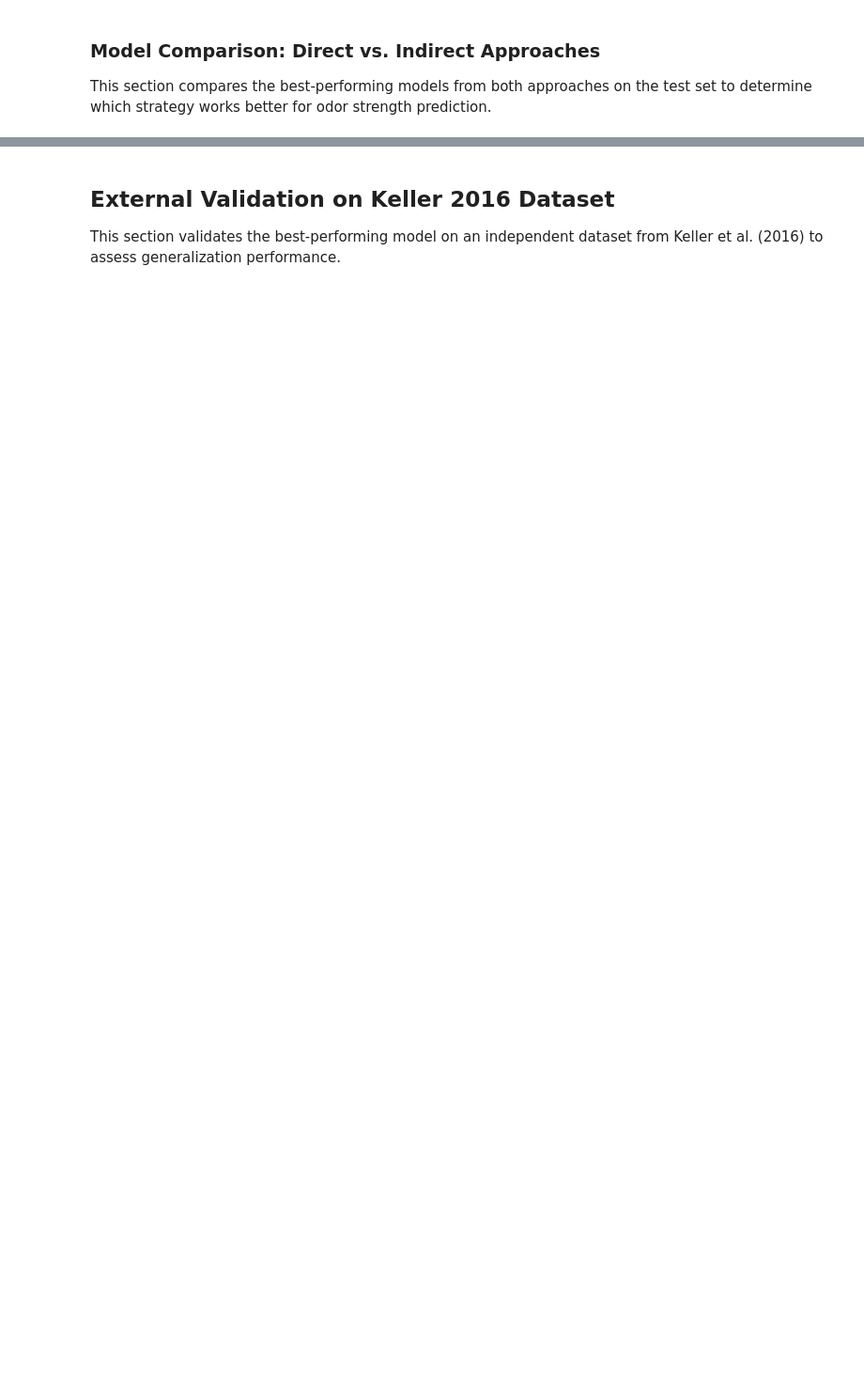
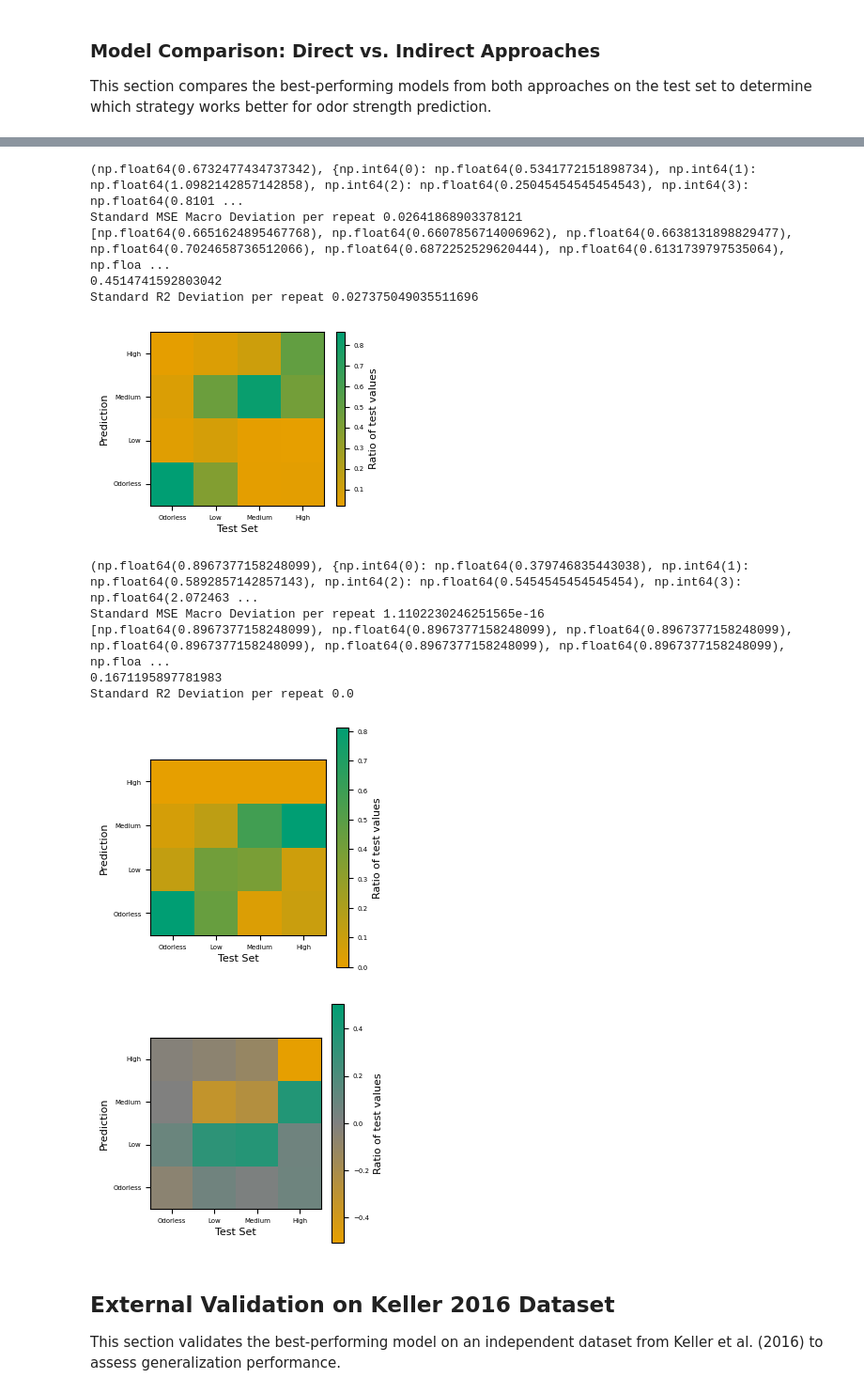
Before and after one commit to peter-fichtelmann/odor-strength, a Jupyter notebook: model_training_validation_insights.ipynb, the cells around one changed output, grey strips where cells are left out. Shown at 94% size. Saved outputs shown, nothing was run; the diff lists cells and outputs as text; code cells hidden in the pictures; blank space fills up the shorter version.

Commit message:
debugging model training, validation and shap

```diff
--- a/model_training_validation_insights.ipynb
+++ b/model_training_validation_insights.ipynb
@@ -831,7 +908,6 @@ This section compares the best-performing models from both approaches on the tes
 repeats = 10
 preds_list = []
 preds_two_step_list = []
-
 X = df_odor_strength['canonical_smiles'].values
 y = df_odor_strength['has_odor'].values
 stratify_data = df_odor_strength['numerical_strength'].values
@@ -856,13 +932,14 @@ for i in range(repeats):
     indirect_first_step_model = best_model_indirect_first_step_class(**best_hyperparameters_indirect_first_step)
     indirect_second_step_model = best_model_indirect_second_step_class(**best_hyperparameters_indirect_second_step)
 
+
     y_train_has_odor = y_train.copy()
     y_train_has_odor[y_train_has_odor>0] = 1
     indirect_first_step_model.fit(X_train, y_train_has_odor)
 
     y_train_wo_odorless = y_train.copy()
-    X_train_wo_odorless = np.array(X_train)[y_train_wo_odorless > 1].tolist()
-    y_train_wo_odorless = y_train_wo_odorless[y_train_wo_odorless > 1]
+    X_train_wo_odorless = np.array(X_train)[y_train_wo_odorless >= 1].tolist()
+    y_train_wo_odorless = y_train_wo_odorless[y_train_wo_odorless >= 1]
     indirect_second_step_model.fit(X_train_wo_odorless, y_train_wo_odorless)
 
     preds_two_step = indirect_first_step_model.predict(X_test)
@@ -881,6 +985,7 @@ from utility.colors import okabe_ito
 def plot_confusion_matrix(
     y_true: np.ndarray,
     y_pred: np.ndarray,
+    y_pred_2: np.ndarray|None = None, # for difference plotting
     figsize: tuple = (10, 10),
     dpi: int = 100,
     tick_labels: dict = {0: "Odorless", 1: "Low", 2: "Medium", 3: "High"},
@@ -889,7 +994,8 @@ def plot_confusion_matrix(
     fontsize: int = 20,
     labelsize: int = 18,
     labelpad: int = 10,
-    save_path: str | None = None
+    save_path: str | None = None,
+    center_value: float | None = None,
     ) -> None:
     """
     Plots a normalized (by true values) confusion matrix for classification results.
@@ -922,8 +1028,25 @@ def plot_confusion_matrix(
     confusion = confusion_matrix(y_true, y_pred)
     confusion = confusion.T
     normed_confusion_matrix = confusion / np.sum(confusion, axis=0)
+    if y_pred_2 is not None:
+        y_pred_2 = y_pred_2.round().astype(int)
+        y_pred_2[y_pred_2 > max_tick_value], y_pred_2[y_pred_2 < min_tick_value] = max_tick_value, min_tick_value
+        confusion_2 = confusion_matrix(y_true, y_pred_2)
+        confusion_2 = confusion_2.T
+        normed_confusion_matrix_2 = confusion_2 / np.sum(confusion_2, axis=0)
+        normed_confusion_matrix = normed_confusion_matrix_2 - normed_confusion_matrix
     fig, ax = plt.subplots(figsize=figsize)
-    im = ax.imshow(normed_confusion_matrix, cmap=cmap, aspect='equal', origin='lower')
+    # Calculate vmin and vmax for centering colorbar
+    if center_value is not None:
+        data_min = normed_confusion_matrix.min()
+        data_max = normed_confusion_matrix.max()
+        max_abs_diff = max(abs(data_max - center_value), abs(data_min - center_value))
+        vmin = center_value - max_abs_diff
+        vmax = center_value + max_abs_diff
+    else:
+        vmin = None
+        vmax = None
+    im = ax.imshow(normed_confusion_matrix, cmap=cmap, aspect='equal', origin='lower', vmin=vmin, vmax=vmax)
     if text_annotation:
         for i in range(normed_confusion_matrix.shape[0]):
             for j in range(normed_confusion_matrix.shape[1]):
@@ -945,7 +1068,7 @@ def plot_confusion_matrix(
         plt.savefig(save_path, dpi=dpi, bbox_inches='tight')
     plt.show()
 
-colors = [okabe_ito[4], okabe_ito[5]]
+colors = [okabe_ito[1], okabe_ito[3]]
 mycmap = LinearSegmentedColormap.from_list("mycmap", colors, N=256)
 
 print(Metrics().calculate_mse_macro(y_test, preds), Metrics().calculate_mse(y_test, preds))
@@ -959,30 +1082,61 @@ print('Standard R2 Deviation per repeat', np.std(r2s))
 plot_confusion_matrix(
     y_test,
     preds,
     cmap=mycmap,
     figsize=(FIGURE_WIDTH, 2.45),
     dpi=DPI,
     text_annotation=False,
     fontsize=FONTSIZE,
     labelsize=LABELSIZE,
     labelpad=LABELPAD,
     )
 
 print(Metrics().calculate_mse_macro(y_test, preds_two_step), Metrics().calculate_mse(y_test, preds_two_step))
 mse_macros_two_step = [Metrics().calculate_mse_macro(y_test[i*samples_per_repeat:(i+1)*samples_per_repeat], preds_two_step[i*samples_per_repeat:(i+1)*samples_per_repeat])[0] for i in range(repeats)]
 print('Standard MSE Macro Deviation per repeat', np.std(mse_macros_two_step))
 print(mse_macros_two_step)
 print(Metrics().calculate_r2(y_test, preds_two_step))
 r2s_two_step = [Metrics().calculate_r2(y_test[i*samples_per_repeat:(i+1)*samples_per_repeat], preds_two_step[i*samples_per_repeat:(i+1)*samples_per_repeat]) for i in range(repeats)]
 print('Standard R2 Deviation per repeat', np.std(r2s_two_step))
 plot_confusion_matrix(
     y_test,
     preds_two_step,
     cmap=mycmap,
     figsize=(FIGURE_WIDTH, 3),
     dpi=DPI,
     text_annotation=False,
     fontsize=FONTSIZE,
     labelsize=LABELSIZE,
     labelpad=LABELPAD,
 )
+
+# difference plot
+colors = [okabe_ito[1], '#808080', okabe_ito[3]]
+mycmap3 = LinearSegmentedColormap.from_list("mycmap", colors, N=256)
+plot_confusion_matrix(
+    y_test,
+    preds,
+    y_pred_2=preds_two_step,
+    cmap=mycmap3,
+    figsize=(FIGURE_WIDTH, 3),
+    dpi=DPI,
+    text_annotation=False,
+    fontsize=FONTSIZE,
+    labelsize=LABELSIZE,
+    labelpad=LABELPAD,
+    center_value=0.0
+)
+# %% [output]
+(np.float64(0.6732477434737342), {np.int64(0): np.float64(0.5341772151898734), np.int64(1): np.float64(1.0982142857142858), np.int64(2): np.float64(0.25045454545454543), np.int64(3): np.float64(0.8101 ...
+Standard MSE Macro Deviation per repeat 0.02641868903378121
+[np.float64(0.6651624895467768), np.float64(0.6607856714006962), np.float64(0.6638131898829477), np.float64(0.7024658736512066), np.float64(0.6872252529620444), np.float64(0.6131739797535064), np.floa ...
+0.4514741592803042
+Standard R2 Deviation per repeat 0.027375049035511696
+[figure, added]
+(np.float64(0.8967377158248099), {np.int64(0): np.float64(0.379746835443038), np.int64(1): np.float64(0.5892857142857143), np.int64(2): np.float64(0.5454545454545454), np.int64(3): np.float64(2.072463 ...
+Standard MSE Macro Deviation per repeat 1.1102230246251565e-16
+[np.float64(0.8967377158248099), np.float64(0.8967377158248099), np.float64(0.8967377158248099), np.float64(0.8967377158248099), np.float64(0.8967377158248099), np.float64(0.8967377158248099), np.floa ...
+0.1671195897781983
+Standard R2 Deviation per repeat 0.0
+[figure, added]
+[figure, added]
```
Also changed, not shown: parts of 22 cells of this notebook, 1 other file.
